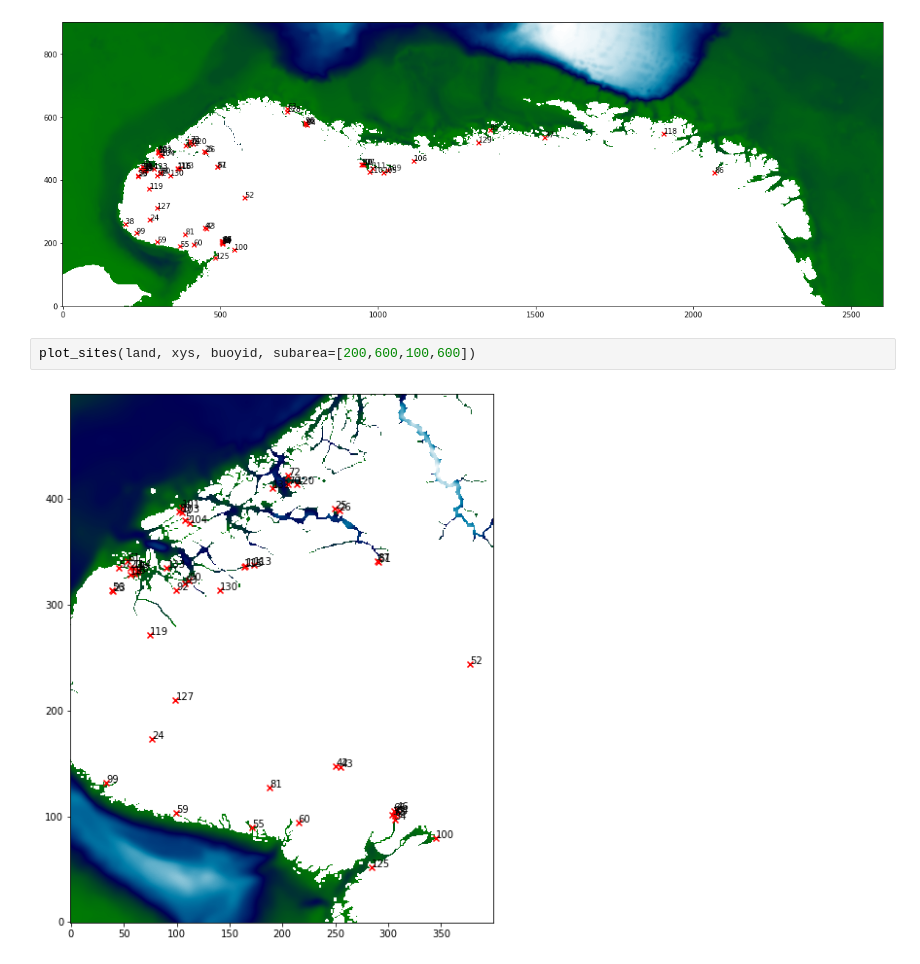
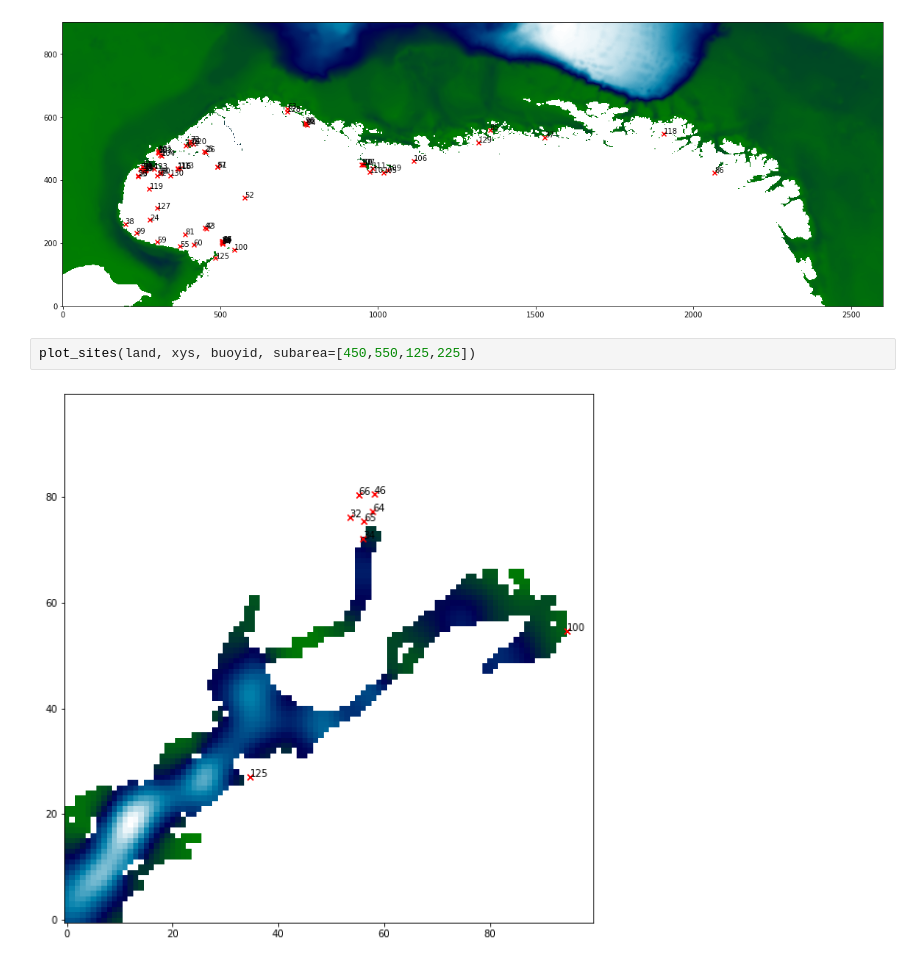
Before and after one commit to FlorianBeiser/havvarsel-data-driven-pred, a Jupyter notebook: HavvarselExplorer.ipynb, the cells around one changed output. Saved outputs shown, nothing was run; the diff lists cells and outputs as text.

```diff
--- a/HavvarselExplorer.ipynb
+++ b/HavvarselExplorer.ipynb
@@ -133,6 +133,6 @@ plot_sites(land, xys, buoyid)
 # %% [output]
 [figure]
 # %%
-plot_sites(land, xys, buoyid, subarea=[200,600,100,600])
+plot_sites(land, xys, buoyid, subarea=[450,550,125,225])
 # %% [output]
-[figure, old version]
+[figure, new version]
```
Also changed, not shown: 2 other files.
